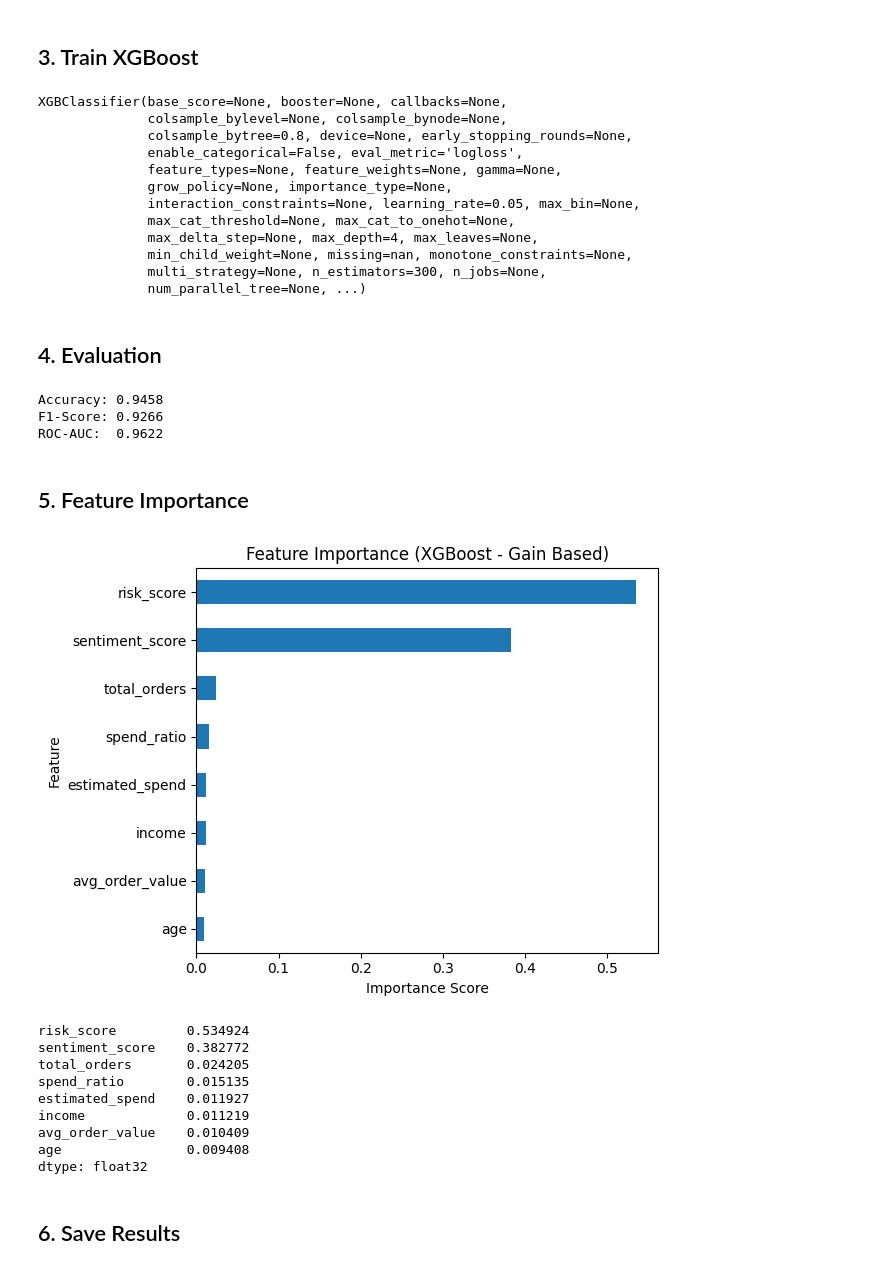
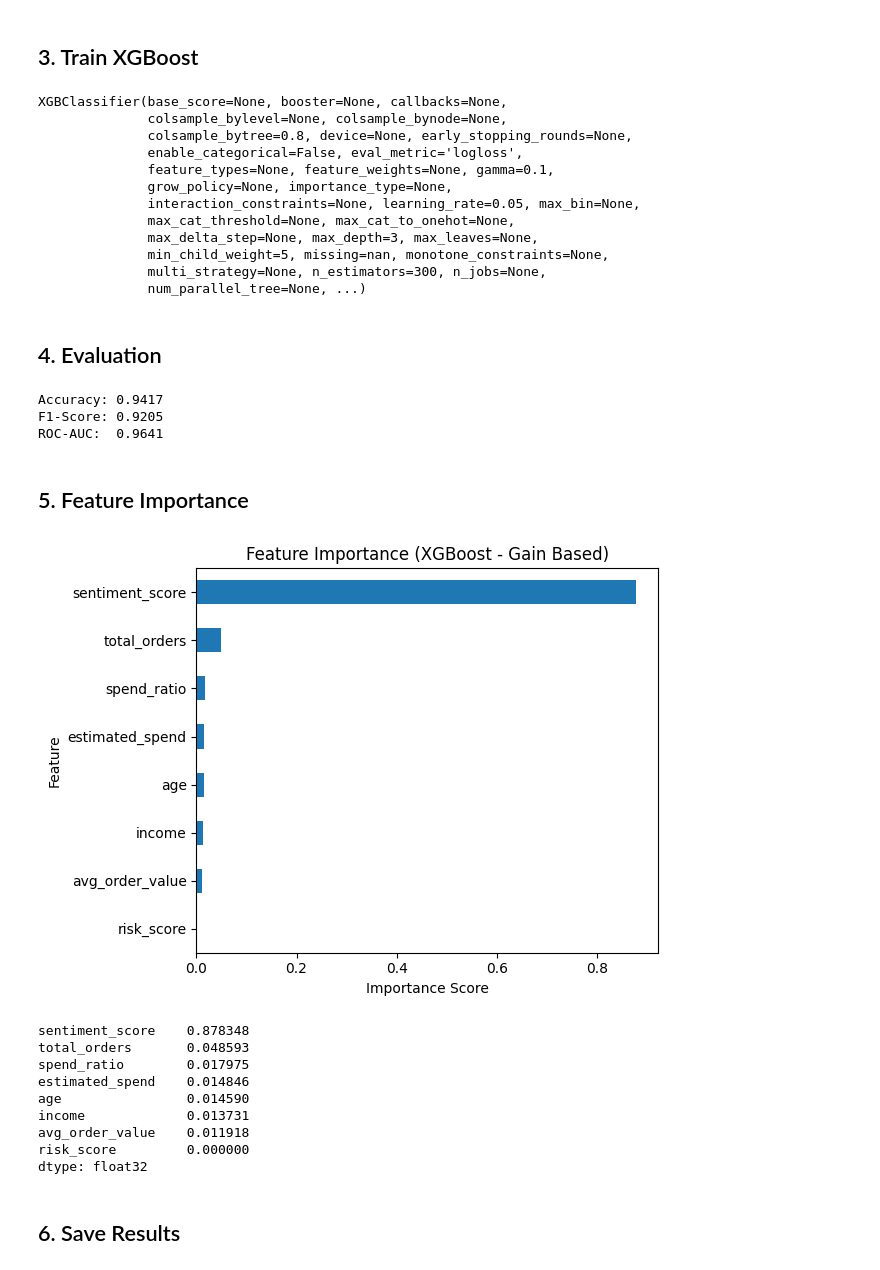
Before and after one commit to NGJIERU/WIE3007-GroupProject-Sem1-2025, a Jupyter notebook: notebooks/07_modeling_xgboost.ipynb, the cells around one changed output. Cells and saved outputs as stored; diff of their text form; code cells hidden in the pictures.

```diff
--- a/notebooks/07_modeling_xgboost.ipynb
+++ b/notebooks/07_modeling_xgboost.ipynb
@@ -46,28 +46,43 @@ Test Size: 240
 # %%
 from xgboost import XGBClassifier
 
-model = XGBClassifier(
-    n_estimators=300,
-    max_depth=4,
+# Baseline XGBoost (more complex)
+xgb_baseline = XGBClassifier(
+    n_estimators=500,
+    max_depth=6,
     learning_rate=0.05,
-    subsample=0.8,
-    colsample_bytree=0.8,
+    subsample=1.0,
+    colsample_bytree=1.0,
     eval_metric="logloss",
     random_state=42
 )
 
-model.fit(X_train, y_train)
+# Controlled XGBoost (regularized)
+xgb_controlled = XGBClassifier(
+    n_estimators=300,
+    max_depth=3,
+    learning_rate=0.05,
+    subsample=0.8,
+    colsample_bytree=0.8,
+    min_child_weight=5,
+    gamma=0.1,
+    eval_metric="logloss",
+    random_state=42
+)
+
+xgb_baseline.fit(X_train, y_train)
+xgb_controlled.fit(X_train, y_train)
 # %% [output]
 XGBClassifier(base_score=None, booster=None, callbacks=None,
               colsample_bylevel=None, colsample_bynode=None,
               colsample_bytree=0.8, device=None, early_stopping_rounds=None,
               enable_categorical=False, eval_metric='logloss',
-              feature_types=None, feature_weights=None, gamma=None,
+              feature_types=None, feature_weights=None, gamma=0.1,
               grow_policy=None, importance_type=None,
               interaction_constraints=None, learning_rate=0.05, max_bin=None,
               max_cat_threshold=None, max_cat_to_onehot=None,
-              max_delta_step=None, max_depth=4, max_leaves=None,
-              min_child_weight=None, missing=nan, monotone_constraints=None,
+              max_delta_step=None, max_depth=3, max_leaves=None,
+              min_child_weight=5, missing=nan, monotone_constraints=None,
               multi_strategy=None, n_estimators=300, n_jobs=None,
               num_parallel_tree=None, ...)
 # %% [markdown]
@@ -75,51 +90,51 @@ XGBClassifier(base_score=None, booster=None, callbacks=None,
 # %%
 from sklearn.metrics import accuracy_score, f1_score, roc_auc_score
 
-y_pred = model.predict(X_test)
-y_prob = model.predict_proba(X_test)[:, 1]
+y_pred = xgb_baseline.predict(X_test)
+y_prob = xgb_baseline.predict_proba(X_test)[:, 1]
 
 print(f"Accuracy: {accuracy_score(y_test, y_pred):.4f}")
 print(f"F1-Score: {f1_score(y_test, y_pred):.4f}")
 print(f"ROC-AUC:  {roc_auc_score(y_test, y_prob):.4f}")
 # %% [output]
-Accuracy: 0.9458
-F1-Score: 0.9266
-ROC-AUC:  0.9622
+Accuracy: 0.9417
+F1-Score: 0.9205
+ROC-AUC:  0.9641
 # %% [markdown]
 ## 5. Feature Importance
 # %%
 import pandas as pd
 import matplotlib.pyplot as plt
 
 # Extract gain-based feature importance from XGBoost
 xgb_importance = pd.Series(
-    model.feature_importances_,
+    xgb_baseline.feature_importances_,
     index=X.columns
 ).sort_values(ascending=False)
 
 # Display top 10 features
 top10 = xgb_importance.head(10)
 
 # Plot
 top10.sort_values().plot(kind="barh")
 plt.title("Feature Importance (XGBoost - Gain Based)")
 plt.xlabel("Importance Score")
 plt.ylabel("Feature")
 plt.tight_layout()
 plt.show()
 
 # Print values
 print(top10)
 # %% [output]
-[figure, old version]
+[figure, new version]
-risk_score         0.534924
-sentiment_score    0.382772
-total_orders       0.024205
-spend_ratio        0.015135
-estimated_spend    0.011927
-income             0.011219
-avg_order_value    0.010409
-age                0.009408
+sentiment_score    0.878348
+total_orders       0.048593
+spend_ratio        0.017975
+estimated_spend    0.014846
+age                0.014590
+income             0.013731
+avg_order_value    0.011918
+risk_score         0.000000
 dtype: float32
 # %% [markdown]
 ## 6. Save Results
```
Also changed, not shown: parts of 3 cells of this notebook.
